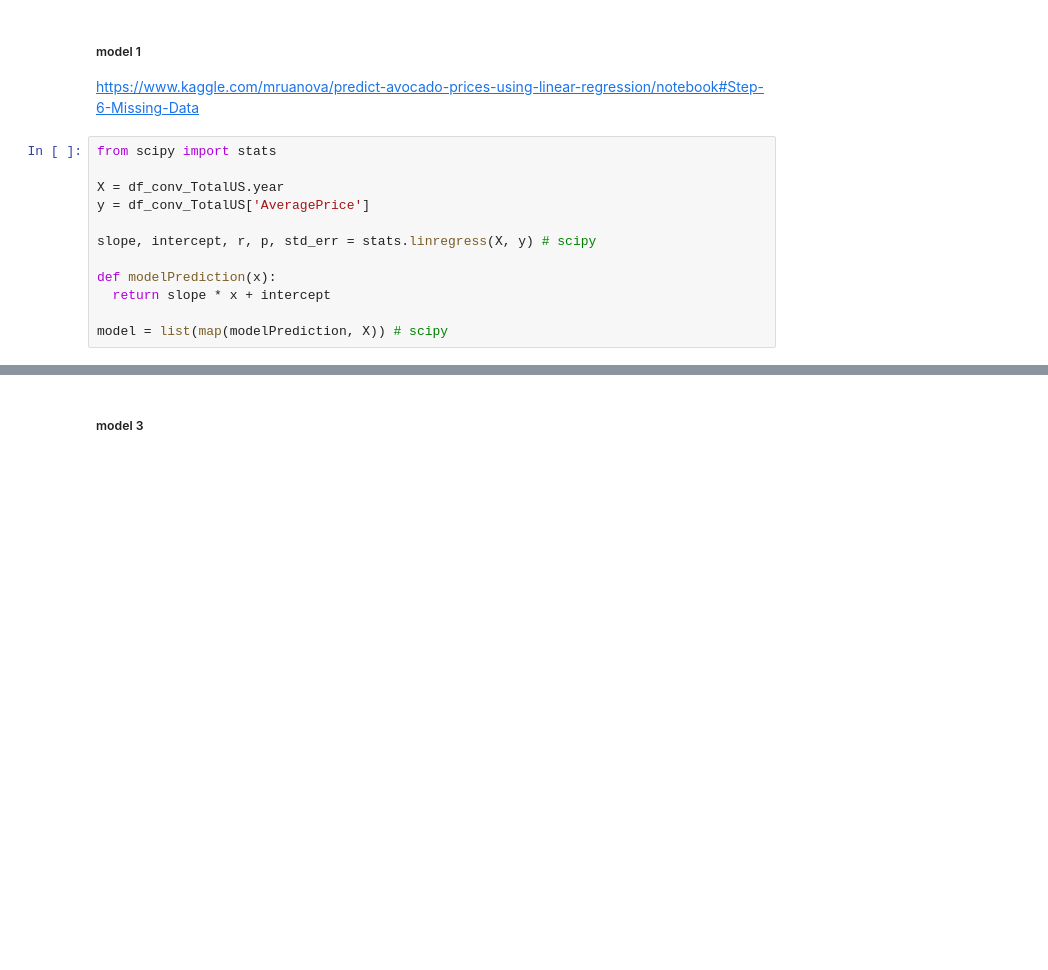
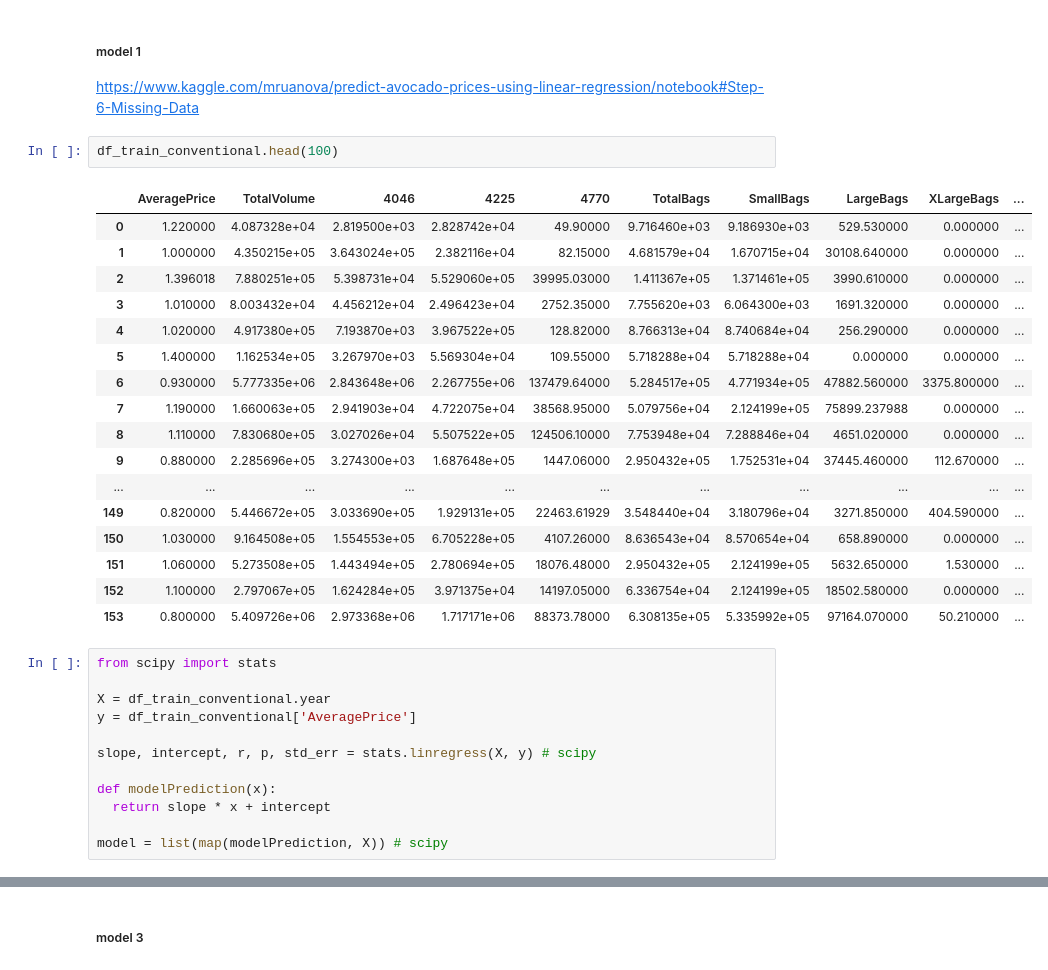
Before and after one commit to irfixq/Avocado_King, a Jupyter notebook: Avocado_King.ipynb, the cells around one changed output, grey strips where cells are left out. Saved outputs shown, nothing was run; the diff lists cells and outputs as text; blank space fills up the shorter version.

```diff
--- a/Avocado_King.ipynb
+++ b/Avocado_King.ipynb
@@ -363,11 +583,31 @@ print ('Accuracy score of Linear Regression model = ', model.score(X_test, y_tes
 # %% [markdown]
 ##### model 1
 https://www.kaggle.com/mruanova/predict-avocado-prices-using-linear-regression/notebook#Step-6-Missing-Data
+# %%
+df_train_conventional.head(100)
+# %% [output]
+|  | AveragePrice | TotalVolume | 4046 | 4225 | 4770 | TotalBags | SmallBags | LargeBags | XLargeBags | ... |
+| 0 | 1.220000 | 4.087328e+04 | 2.819500e+03 | 2.828742e+04 | 49.90000 | 9.716460e+03 | 9.186930e+03 | 529.530000 | 0.000000 | ... |
+| 1 | 1.000000 | 4.350215e+05 | 3.643024e+05 | 2.382116e+04 | 82.15000 | 4.681579e+04 | 1.670715e+04 | 30108.640000 | 0.000000 | ... |
+| 2 | 1.396018 | 7.880251e+05 | 5.398731e+04 | 5.529060e+05 | 39995.03000 | 1.411367e+05 | 1.371461e+05 | 3990.610000 | 0.000000 | ... |
+| 3 | 1.010000 | 8.003432e+04 | 4.456212e+04 | 2.496423e+04 | 2752.35000 | 7.755620e+03 | 6.064300e+03 | 1691.320000 | 0.000000 | ... |
+| 4 | 1.020000 | 4.917380e+05 | 7.193870e+03 | 3.967522e+05 | 128.82000 | 8.766313e+04 | 8.740684e+04 | 256.290000 | 0.000000 | ... |
+| 5 | 1.400000 | 1.162534e+05 | 3.267970e+03 | 5.569304e+04 | 109.55000 | 5.718288e+04 | 5.718288e+04 | 0.000000 | 0.000000 | ... |
+| 6 | 0.930000 | 5.777335e+06 | 2.843648e+06 | 2.267755e+06 | 137479.64000 | 5.284517e+05 | 4.771934e+05 | 47882.560000 | 3375.800000 | ... |
+| 7 | 1.190000 | 1.660063e+05 | 2.941903e+04 | 4.722075e+04 | 38568.95000 | 5.079756e+04 | 2.124199e+05 | 75899.237988 | 0.000000 | ... |
+| 8 | 1.110000 | 7.830680e+05 | 3.027026e+04 | 5.507522e+05 | 124506.10000 | 7.753948e+04 | 7.288846e+04 | 4651.020000 | 0.000000 | ... |
+| 9 | 0.880000 | 2.285696e+05 | 3.274300e+03 | 1.687648e+05 | 1447.06000 | 2.950432e+05 | 1.752531e+04 | 37445.460000 | 112.670000 | ... |
+| ... | ... | ... | ... | ... | ... | ... | ... | ... | ... | ... |
+| 149 | 0.820000 | 5.446672e+05 | 3.033690e+05 | 1.929131e+05 | 22463.61929 | 3.548440e+04 | 3.180796e+04 | 3271.850000 | 404.590000 | ... |
+| 150 | 1.030000 | 9.164508e+05 | 1.554553e+05 | 6.705228e+05 | 4107.26000 | 8.636543e+04 | 8.570654e+04 | 658.890000 | 0.000000 | ... |
+| 151 | 1.060000 | 5.273508e+05 | 1.443494e+05 | 2.780694e+05 | 18076.48000 | 2.950432e+05 | 2.124199e+05 | 5632.650000 | 1.530000 | ... |
+| 152 | 1.100000 | 2.797067e+05 | 1.624284e+05 | 3.971375e+04 | 14197.05000 | 6.336754e+04 | 2.124199e+05 | 18502.580000 | 0.000000 | ... |
+| 153 | 0.800000 | 5.409726e+06 | 2.973368e+06 | 1.717171e+06 | 88373.78000 | 6.308135e+05 | 5.335992e+05 | 97164.070000 | 50.210000 | ... |
 # %%
 from scipy import stats
 
-X = df_conv_TotalUS.year
-y = df_conv_TotalUS['AveragePrice']
+X = df_train_conventional.year
+y = df_train_conventional['AveragePrice']
 
 slope, intercept, r, p, std_err = stats.linregress(X, y) # scipy
 
```
Also changed, not shown: parts of 48 cells of this notebook.
